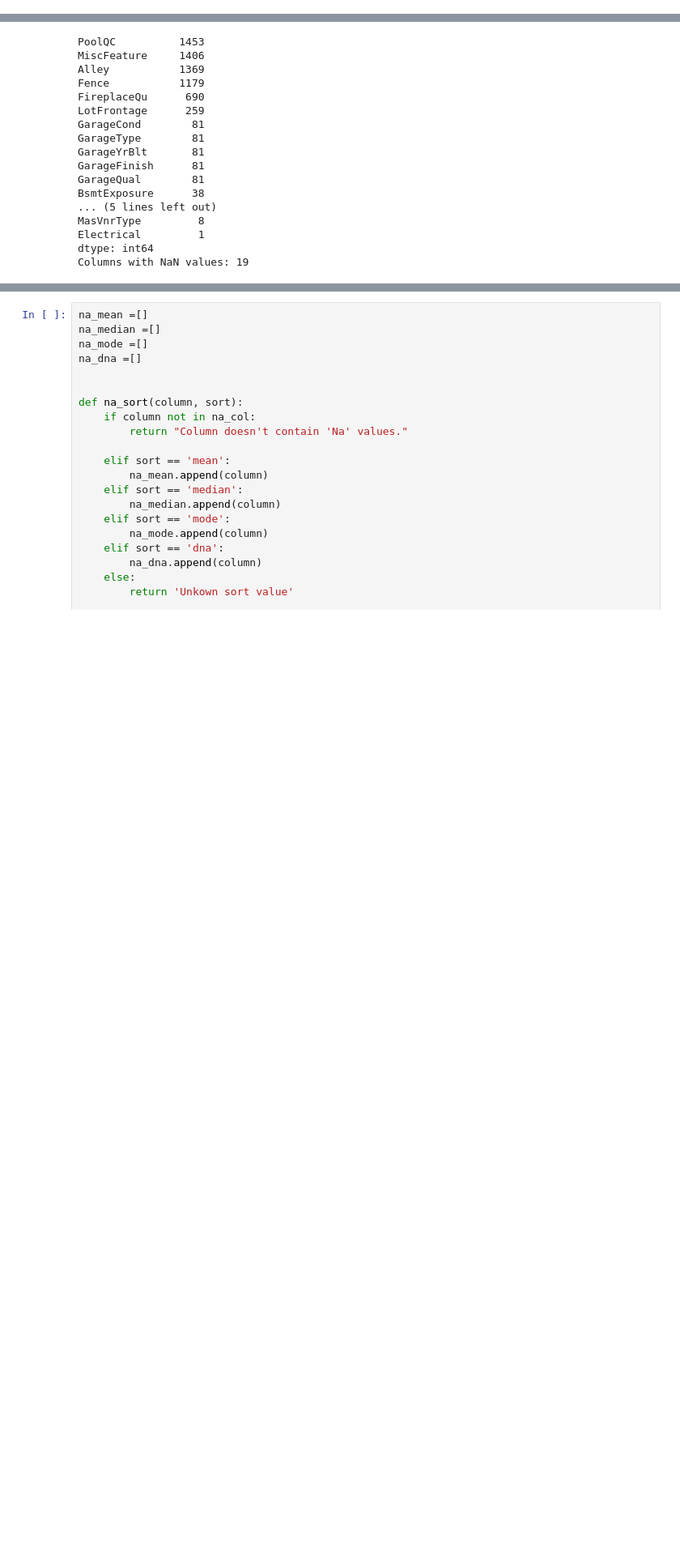
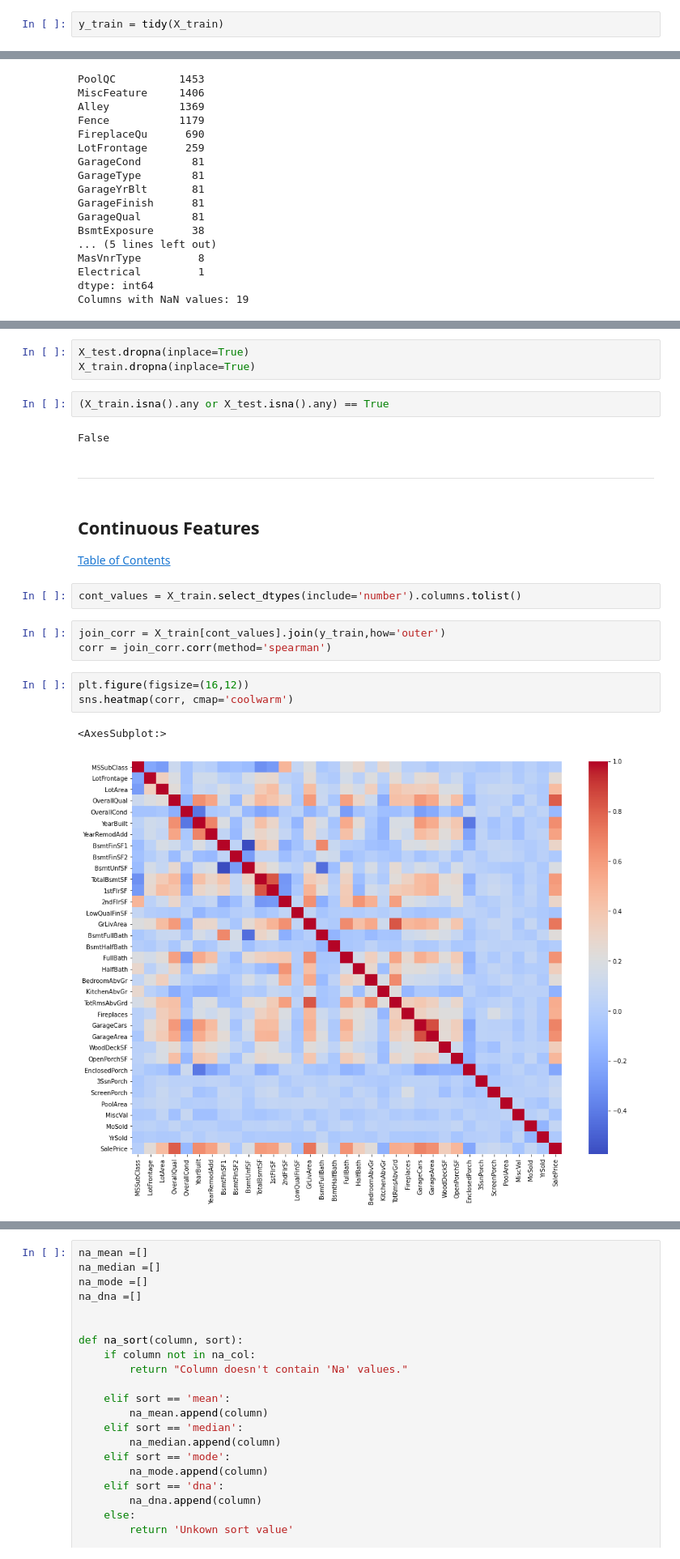
Before and after one commit to bperry555/kaggle, a Jupyter notebook: housePrices/housingPrices.ipynb, the cells around one changed output, grey strips where cells are left out. Shown at 81% size. Cells and saved outputs as stored; diff of their text form; blank space fills up the shorter version.

```diff
--- a/housePrices/housingPrices.ipynb
+++ b/housePrices/housingPrices.ipynb
@@ -70,0 +81,2 @@ X_test = test_data.copy()
+# %%
+y_train = tidy(X_train)
@@ -182,0 +217,23 @@ pandas.core.series.Series
+# %%
+X_test.dropna(inplace=True)
+X_train.dropna(inplace=True)
+# %%
+(X_train.isna().any or X_test.isna().any) == True
+# %% [output]
+False
+# %% [markdown]
+---
+# %% [markdown]
+## Continuous Features <a name='continuous'></a>
+[Table of Contents](#table)
+# %%
+cont_values = X_train.select_dtypes(include='number').columns.tolist()
+# %%
+join_corr = X_train[cont_values].join(y_train,how='outer')
+corr = join_corr.corr(method='spearman')
+# %%
+plt.figure(figsize=(16,12))
+sns.heatmap(corr, cmap='coolwarm')
+# %% [output]
+<AxesSubplot:>
+[figure, added]
```
Also changed, not shown: parts of 29 cells of this notebook.
